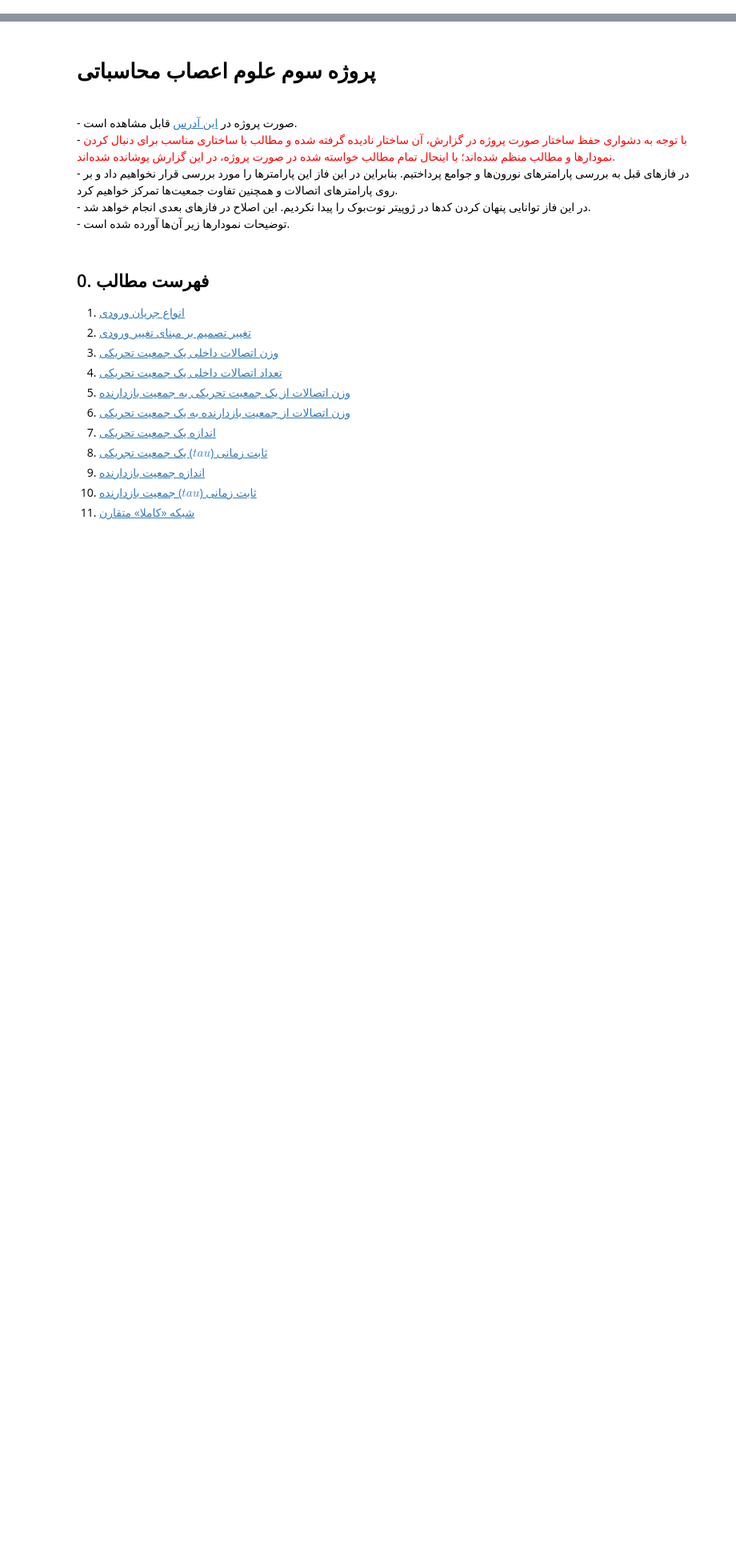
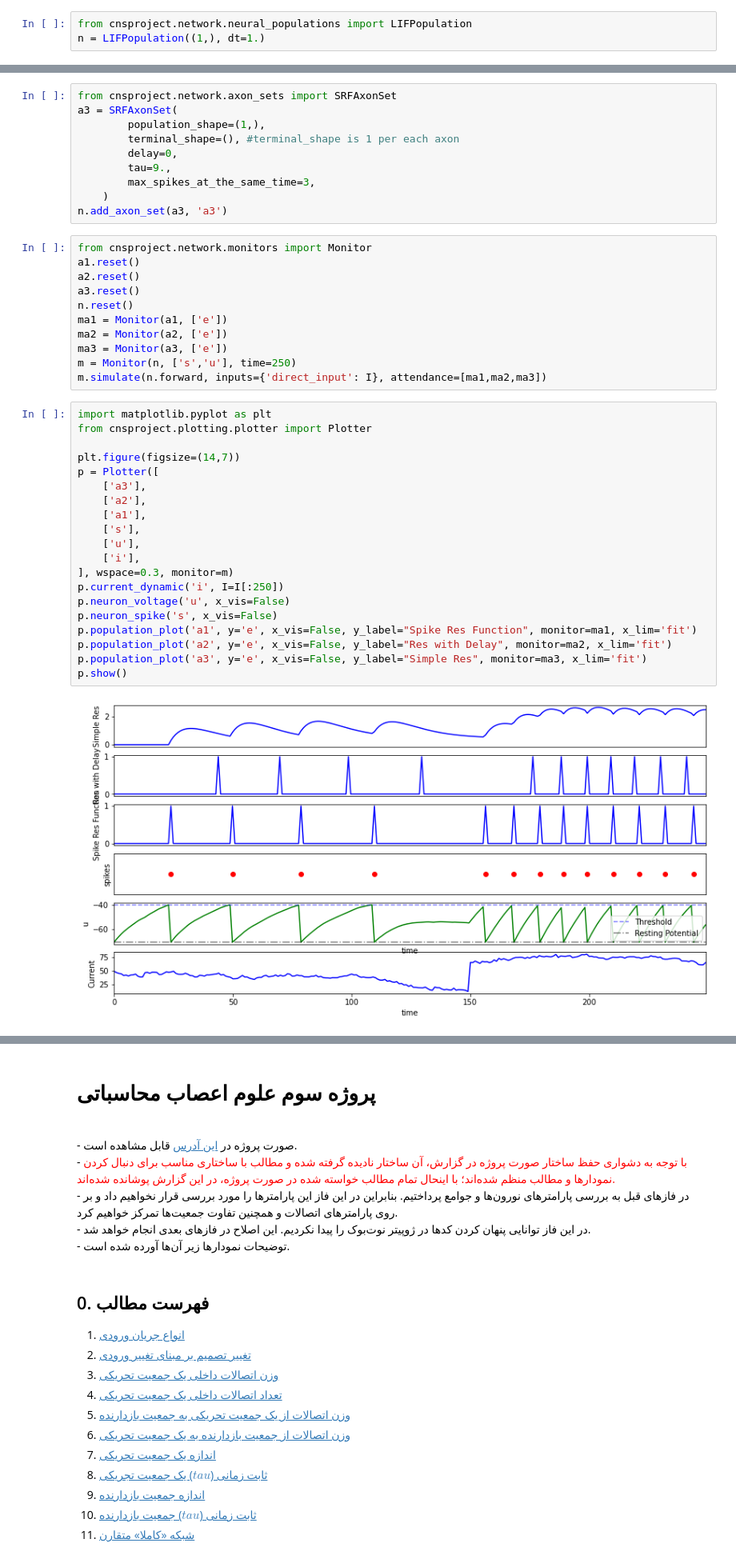
Before and after one commit to cnrl/Spiral, a Jupyter notebook: main.ipynb, the cells around one changed output, grey strips where cells are left out. Shown at 80% size. Drawn from its saved outputs; the diff is of its cells as text; blank space fills up the shorter version.

```diff
--- a/main.ipynb
+++ b/main.ipynb
@@ -0,0 +71,3 @@
+# %%
+from cnsproject.network.neural_populations import LIFPopulation
+n = LIFPopulation((1,), dt=1.)
@@ -0,0 +96,43 @@
+# %%
+from cnsproject.network.axon_sets import SRFAxonSet
+a3 = SRFAxonSet(
+        population_shape=(1,),
+        terminal_shape=(), #terminal_shape is 1 per each axon
+        delay=0,
+        tau=9.,
+        max_spikes_at_the_same_time=3,
+    )
+n.add_axon_set(a3, 'a3')
+# %%
+from cnsproject.network.monitors import Monitor
+a1.reset()
+a2.reset()
+a3.reset()
+n.reset()
+ma1 = Monitor(a1, ['e'])
+ma2 = Monitor(a2, ['e'])
+ma3 = Monitor(a3, ['e'])
+m = Monitor(n, ['s','u'], time=250)
+m.simulate(n.forward, inputs={'direct_input': I}, attendance=[ma1,ma2,ma3])
+# %%
+import matplotlib.pyplot as plt
+from cnsproject.plotting.plotter import Plotter
+
+plt.figure(figsize=(14,7))
+p = Plotter([
+    ['a3'],
+    ['a2'],
+    ['a1'],
+    ['s'],
+    ['u'],
+    ['i'],
+], wspace=0.3, monitor=m)
+p.current_dynamic('i', I=I[:250])
+p.neuron_voltage('u', x_vis=False)
+p.neuron_spike('s', x_vis=False)
+p.population_plot('a1', y='e', x_vis=False, y_label="Spike Res Function", monitor=ma1, x_lim='fit')
+p.population_plot('a2', y='e', x_vis=False, y_label="Res with Delay", monitor=ma2, x_lim='fit')
+p.population_plot('a3', y='e', x_vis=False, y_label="Simple Res", monitor=ma3, x_lim='fit')
+p.show()
+# %% [output]
+[figure, added]
```
Also changed, not shown: parts of 21 cells of this notebook, 9 other files.
